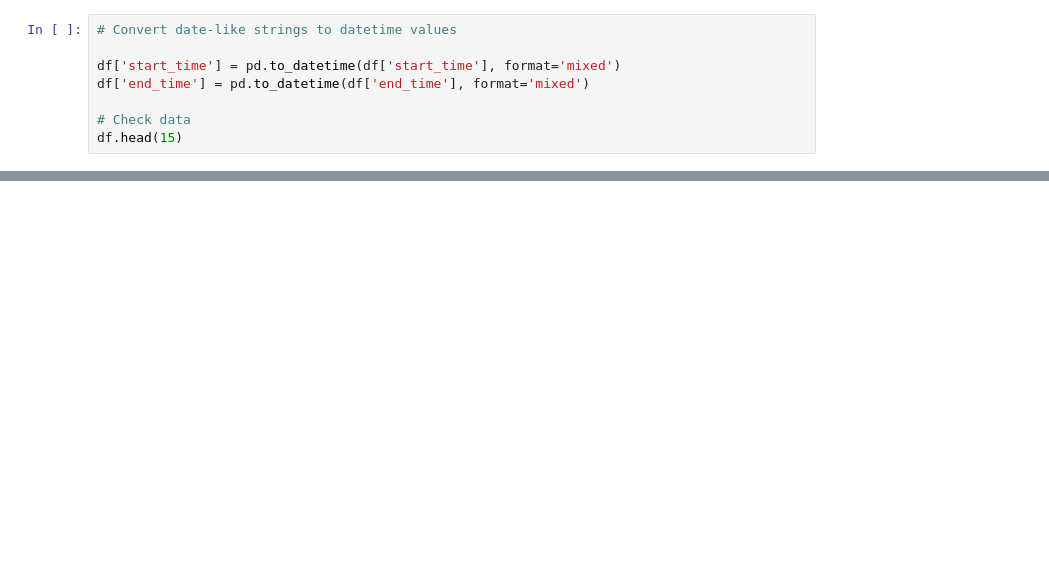
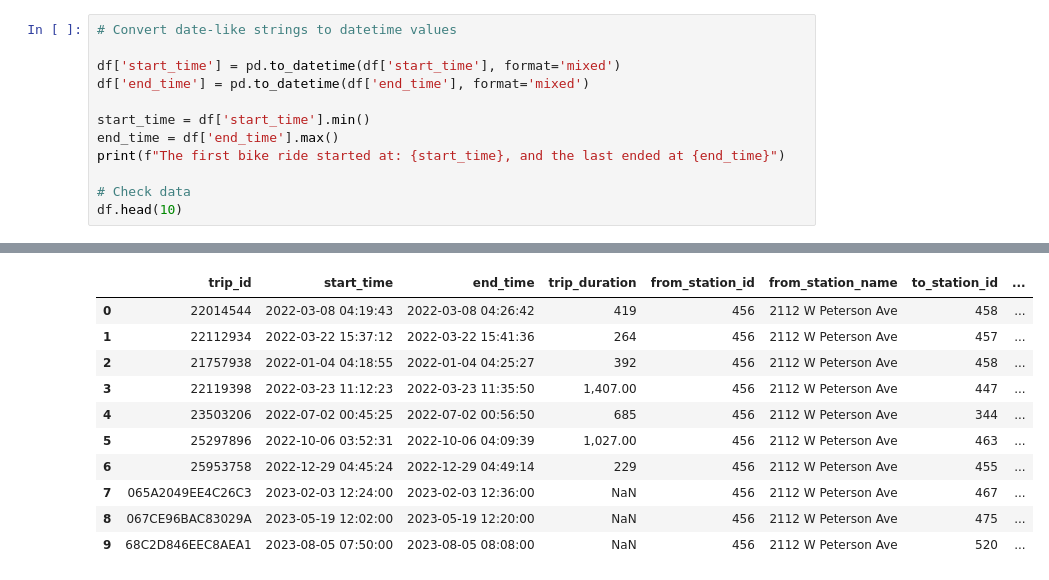
Before and after one commit to patrick-holden/hackathon_1, a Jupyter notebook: bike_data_cleaning.ipynb, the cells around one changed output, grey strips where cells are left out. Saved outputs shown, nothing was run; the diff lists cells and outputs as text; blank space fills up the shorter version.

```diff
--- a/bike_data_cleaning.ipynb
+++ b/bike_data_cleaning.ipynb
@@ -34,5 +61,10 @@ df.head(50)
 df['start_time'] = pd.to_datetime(df['start_time'], format='mixed')
 df['end_time'] = pd.to_datetime(df['end_time'], format='mixed')
 
+start_time = df['start_time'].min()
+end_time = df['end_time'].max()
+print(f"The first bike ride started at: {start_time}, and the last ended at {end_time}")
+
 # Check data
-df.head(15)
+df.head(10)
+# %% [output]
@@ -39,3 +72,14 @@ df.head(15)
+|  | trip_id | start_time | end_time | trip_duration | from_station_id | from_station_name | to_station_id | ... |
+| 0 | 22014544 | 2022-03-08 04:19:43 | 2022-03-08 04:26:42 | 419 | 456 | 2112 W Peterson Ave | 458 | ... |
+| 1 | 22112934 | 2022-03-22 15:37:12 | 2022-03-22 15:41:36 | 264 | 456 | 2112 W Peterson Ave | 457 | ... |
+| 2 | 21757938 | 2022-01-04 04:18:55 | 2022-01-04 04:25:27 | 392 | 456 | 2112 W Peterson Ave | 458 | ... |
+| 3 | 22119398 | 2022-03-23 11:12:23 | 2022-03-23 11:35:50 | 1,407.00 | 456 | 2112 W Peterson Ave | 447 | ... |
+| 4 | 23503206 | 2022-07-02 00:45:25 | 2022-07-02 00:56:50 | 685 | 456 | 2112 W Peterson Ave | 344 | ... |
+| 5 | 25297896 | 2022-10-06 03:52:31 | 2022-10-06 04:09:39 | 1,027.00 | 456 | 2112 W Peterson Ave | 463 | ... |
+| 6 | 25953758 | 2022-12-29 04:45:24 | 2022-12-29 04:49:14 | 229 | 456 | 2112 W Peterson Ave | 455 | ... |
+| 7 | 065A2049EE4C26C3 | 2023-02-03 12:24:00 | 2023-02-03 12:36:00 | NaN | 456 | 2112 W Peterson Ave | 467 | ... |
+| 8 | 067CE96BAC83029A | 2023-05-19 12:02:00 | 2023-05-19 12:20:00 | NaN | 456 | 2112 W Peterson Ave | 475 | ... |
+| 9 | 68C2D846EEC8AEA1 | 2023-08-05 07:50:00 | 2023-08-05 08:08:00 | NaN | 456 | 2112 W Peterson Ave | 520 | ... |
 # %%
 # Calculate tripduration in minutes from end_time/start_time, return as integer
 df['trip_duration'] = (df['end_time'] - df['start_time']) / pd.Timedelta(minutes=1)
```
Also changed, not shown: parts of 7 cells of this notebook, 3 other files.
